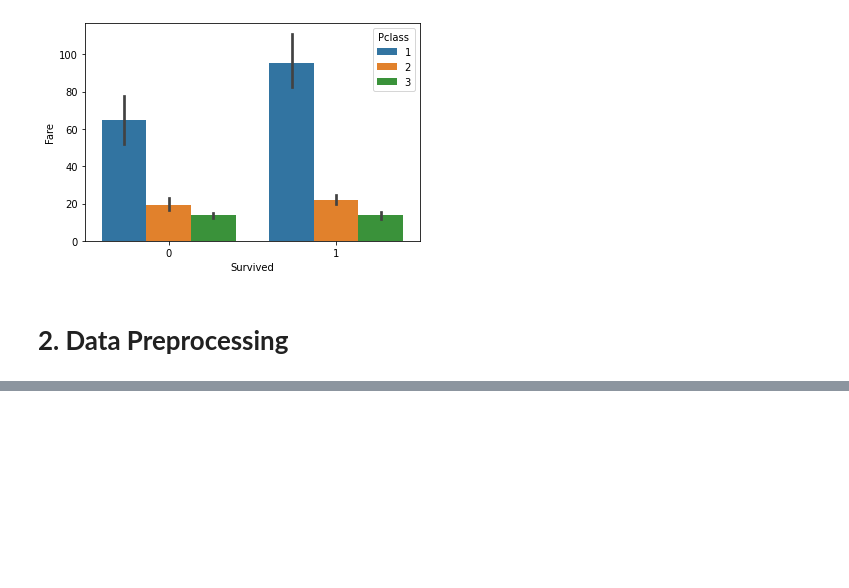
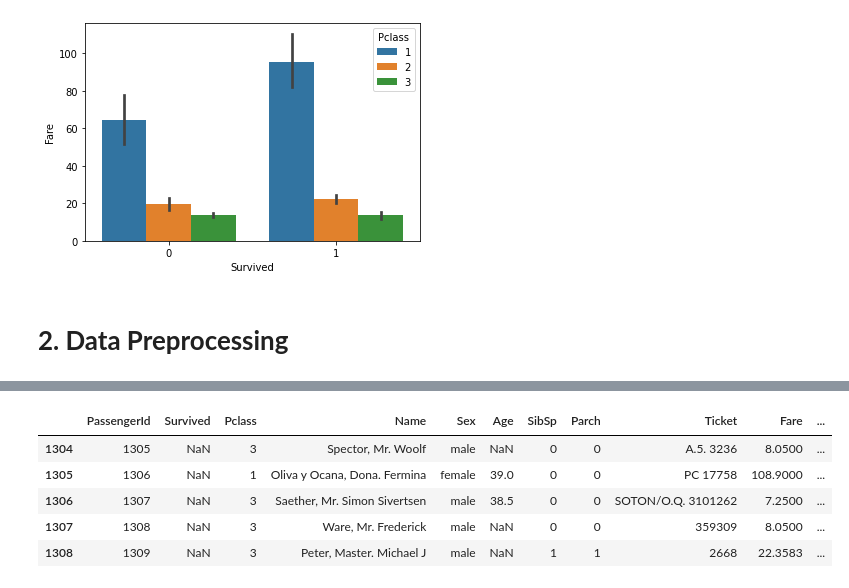
Before and after one commit to hirupiyumika/ML_Assignment2_IT18206524_IT18217414_IT18208368, a Jupyter notebook: Predict_survival_on_the_Titanic.ipynb, the cells around one changed output, grey strips where cells are left out. Saved outputs shown, nothing was run; the diff lists cells and outputs as text; code cells hidden in the pictures; blank space fills up the shorter version.

```diff
--- a/Predict_survival_on_the_Titanic.ipynb
+++ b/Predict_survival_on_the_Titanic.ipynb
@@ -154,0 +172,9 @@ sns.barplot(data=train, x='Survived', y='Fare', hue='Pclass')
+# %%
+df.tail()
+# %% [output]
+|  | PassengerId | Survived | Pclass | Name | Sex | Age | SibSp | Parch | Ticket | Fare | ... |
+| 1304 | 1305 | NaN | 3 | Spector, Mr. Woolf | male | NaN | 0 | 0 | A.5. 3236 | 8.0500 | ... |
+| 1305 | 1306 | NaN | 1 | Oliva y Ocana, Dona. Fermina | female | 39.0 | 0 | 0 | PC 17758 | 108.9000 | ... |
+| 1306 | 1307 | NaN | 3 | Saether, Mr. Simon Sivertsen | male | 38.5 | 0 | 0 | SOTON/O.Q. 3101262 | 7.2500 | ... |
+| 1307 | 1308 | NaN | 3 | Ware, Mr. Frederick | male | NaN | 0 | 0 | 359309 | 8.0500 | ... |
+| 1308 | 1309 | NaN | 3 | Peter, Master. Michael J | male | NaN | 1 | 1 | 2668 | 22.3583 | ... |
```
Also changed, not shown: parts of 3 cells of this notebook.
